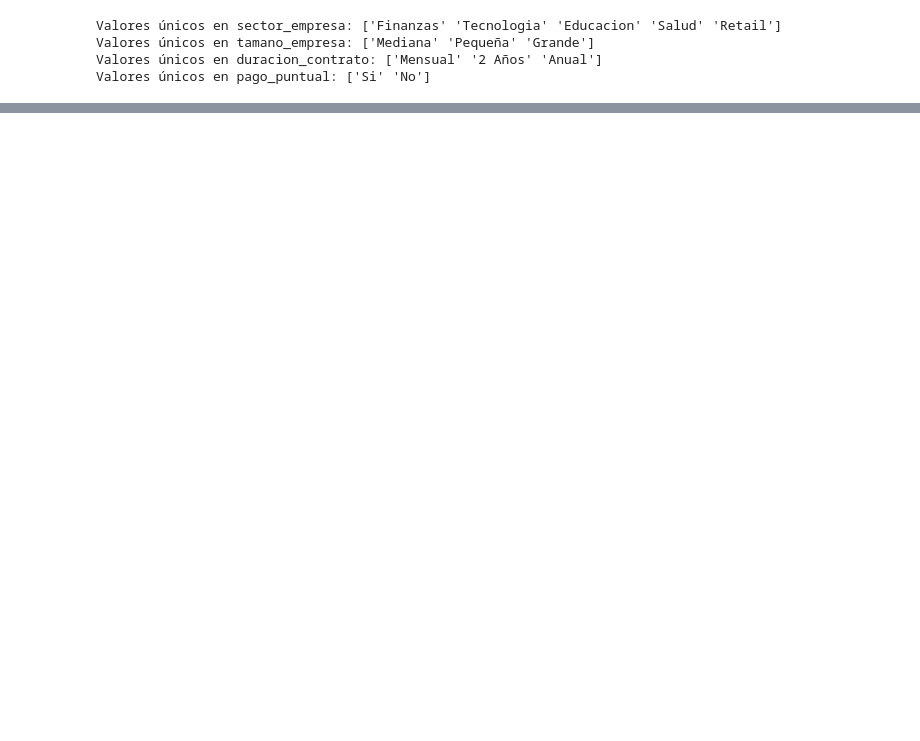
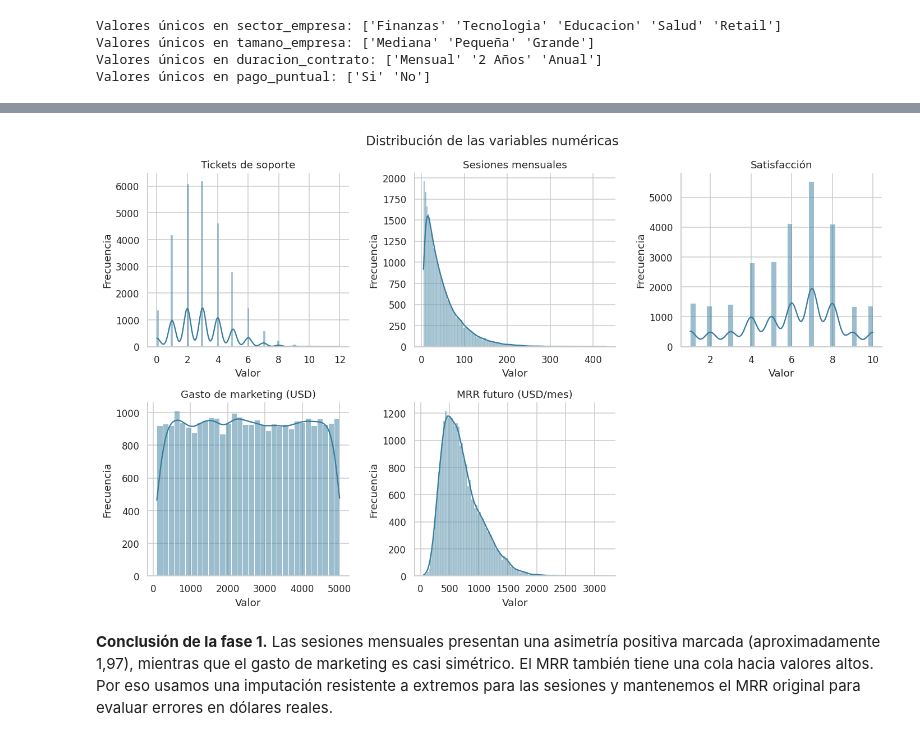
Before and after one commit to benjaminqq-12/Inteligencia-Artificial-2026-2, a Jupyter notebook: E2-Regresion/E2_Regresion.ipynb, the cells around one changed output, grey strips where cells are left out. Cells and saved outputs as stored; diff of their text form; code cells hidden in the pictures; blank space fills up the shorter version.

```diff
--- a/E2-Regresion/E2_Regresion.ipynb
+++ b/E2-Regresion/E2_Regresion.ipynb
@@ -165,0 +201,13 @@ plt.show()
+# %%
+fig, axes = plt.subplots(2, 3, figsize=(13, 8))
+for ax, col in zip(axes.flat, numerical_cols):
+    sb.histplot(data[col].dropna(), kde=True, ax=ax, color="#387C9D")
+    ax.set(title=variable_labels[col], xlabel="Valor", ylabel="Frecuencia")
+axes.flat[-1].set_visible(False)
+fig.suptitle("Distribución de las variables numéricas", fontsize=15)
+plt.tight_layout()
+plt.show()
+# %% [output]
+[figure, added]
+# %% [markdown]
+**Conclusión de la fase 1.** Las sesiones mensuales presentan una asimetría positiva marcada (aproximadamente 1,97), mientras que el gasto de marketing es casi simétrico. El MRR también tiene una cola hacia valores altos. Por eso usamos una imputación resistente a extremos para las sesiones y mantenemos el MRR original para evaluar errores en dólares reales.
```
Also changed, not shown: parts of 44 cells of this notebook.
